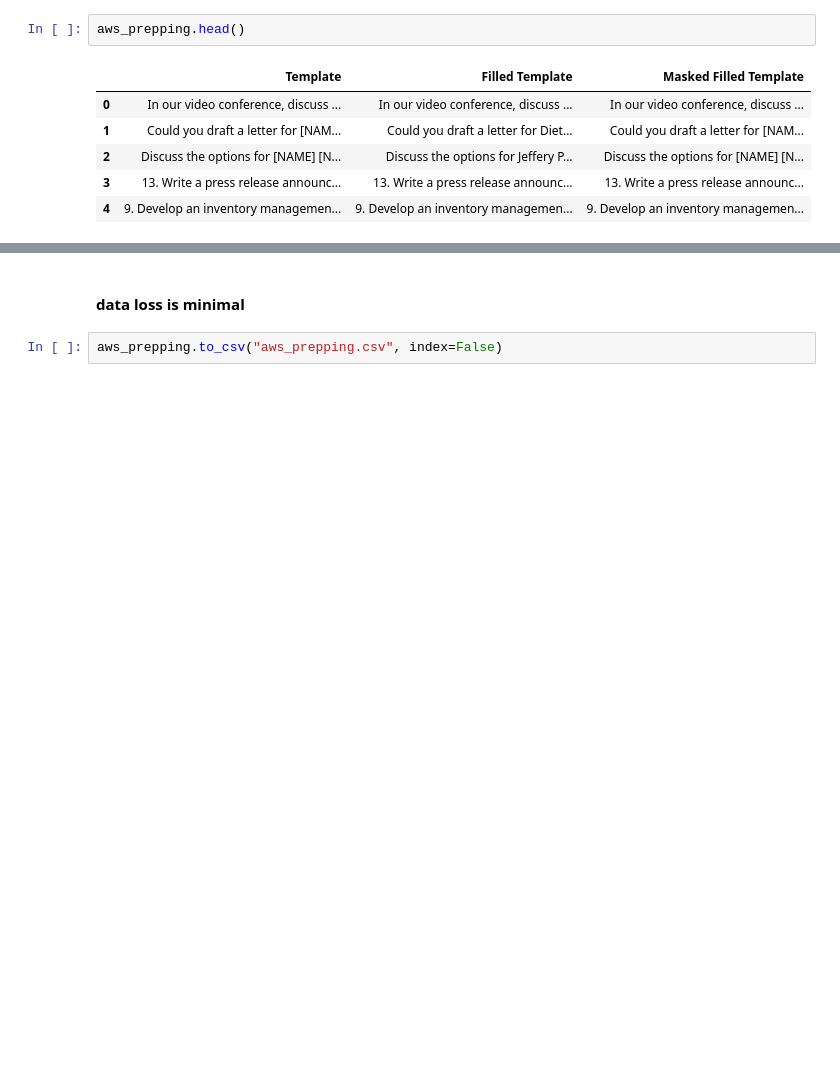
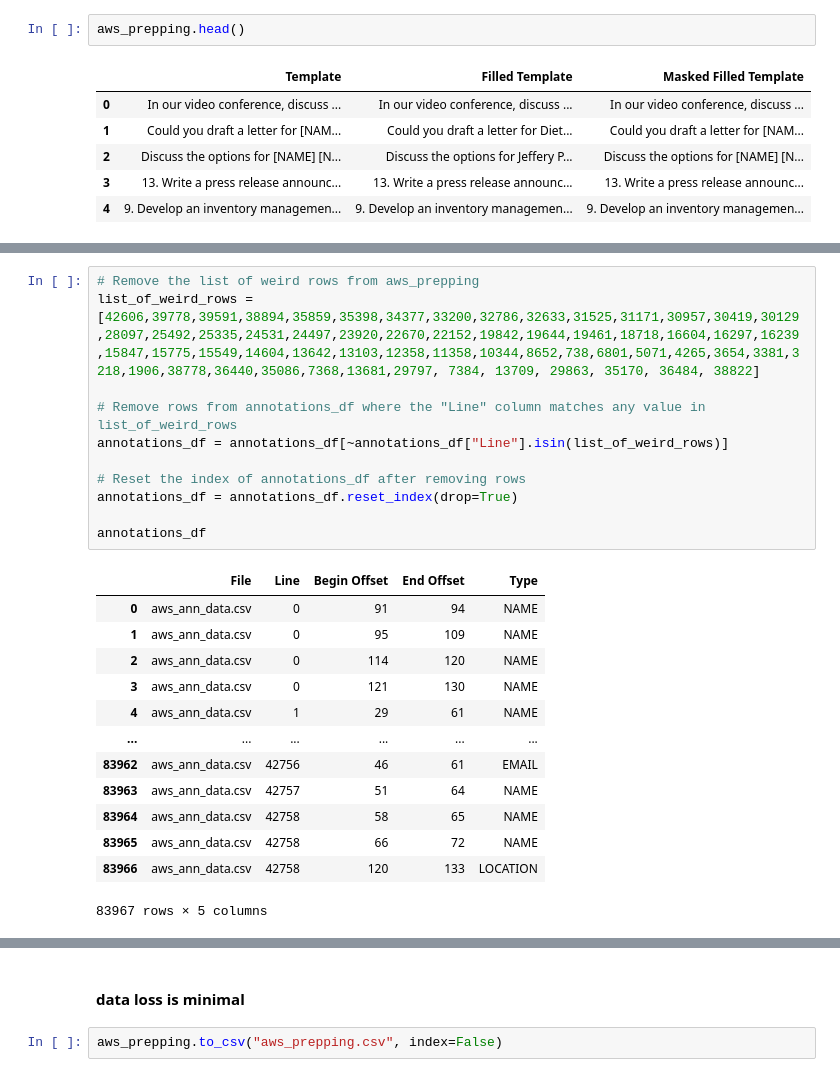
Before and after one commit to MorrisSimons/SCH_PII_masking_Advanced_ML, a Jupyter notebook: main.ipynb, the cells around one changed output, grey strips where cells are left out. Saved outputs shown, nothing was run; the diff lists cells and outputs as text; blank space fills up the shorter version.

```diff
--- a/main.ipynb
+++ b/main.ipynb
@@ -617,3 +634,28 @@ aws_prepping
+# %%
+# Remove the list of weird rows from aws_prepping
+list_of_weird_rows = [42606,39778,39591,38894,35859,35398,34377,33200,32786,32633,31525,31171,30957,30419,30129,28097,25492,25335,24531,24497,23920,22670,22152,19842,19644,19461,18718,16604,16297,16239,15847,15775,15549,14604,13642,13103,12358,11358,10344,8652,738,6801,5071,4265,3654,3381,3218,1906,38778,36440,35086,7368,13681,29797, 7384, 13709, 29863, 35170, 36484, 38822]
+
+# Remove rows from annotations_df where the "Line" column matches any value in list_of_weird_rows
+annotations_df = annotations_df[~annotations_df["Line"].isin(list_of_weird_rows)]
+
+# Reset the index of annotations_df after removing rows
+annotations_df = annotations_df.reset_index(drop=True)
+
+annotations_df
+# %% [output]
+|  | File | Line | Begin Offset | End Offset | Type |
+| 0 | aws_ann_data.csv | 0 | 91 | 94 | NAME |
+| 1 | aws_ann_data.csv | 0 | 95 | 109 | NAME |
+| 2 | aws_ann_data.csv | 0 | 114 | 120 | NAME |
+| 3 | aws_ann_data.csv | 0 | 121 | 130 | NAME |
+| 4 | aws_ann_data.csv | 1 | 29 | 61 | NAME |
+| ... | ... | ... | ... | ... | ... |
+| 83962 | aws_ann_data.csv | 42756 | 46 | 61 | EMAIL |
+| 83963 | aws_ann_data.csv | 42757 | 51 | 64 | NAME |
+| 83964 | aws_ann_data.csv | 42758 | 58 | 65 | NAME |
+| 83965 | aws_ann_data.csv | 42758 | 66 | 72 | NAME |
+| 83966 | aws_ann_data.csv | 42758 | 120 | 133 | LOCATION |
+83967 rows × 5 columns
 # %%
 # Compare the two strings
 counter = 0
```
Also changed, not shown: parts of 8 cells of this notebook.
